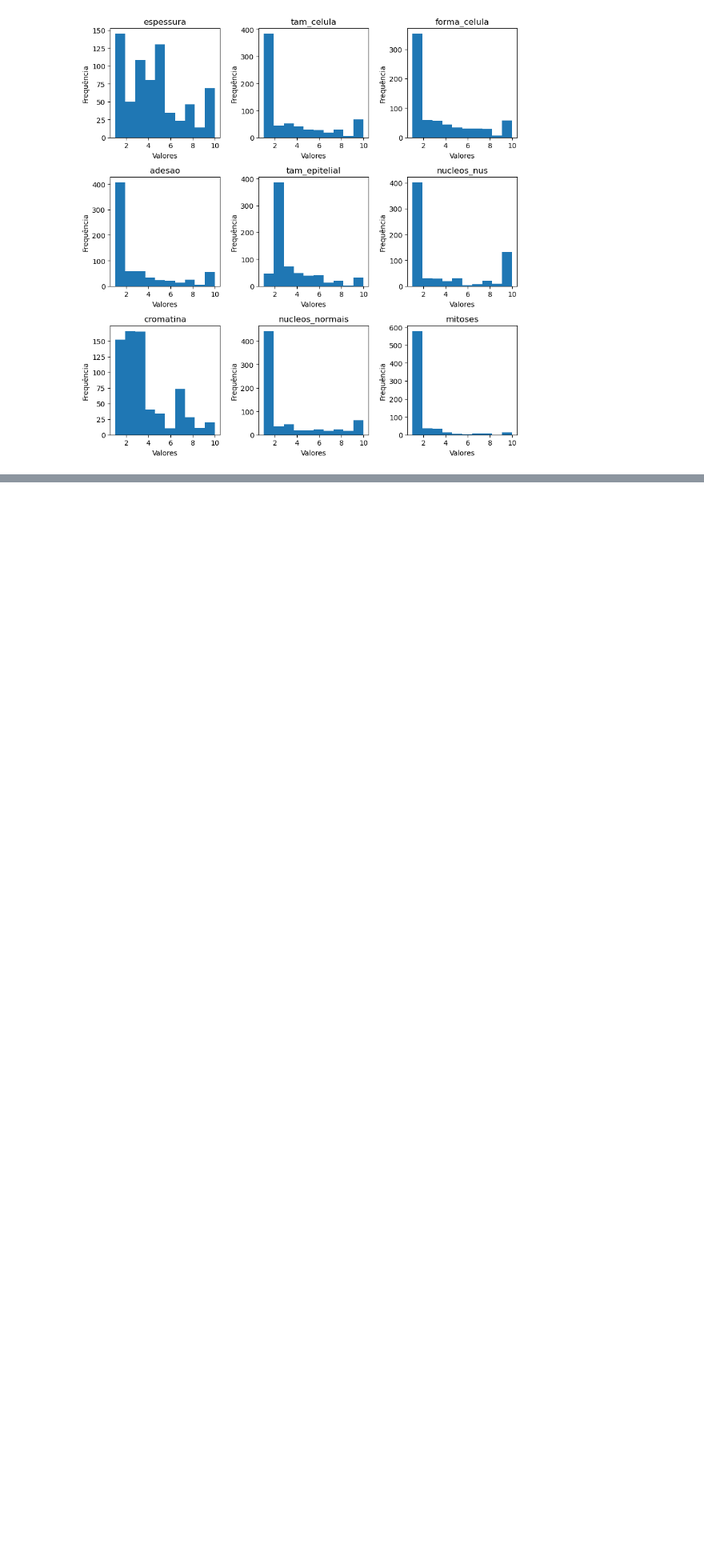
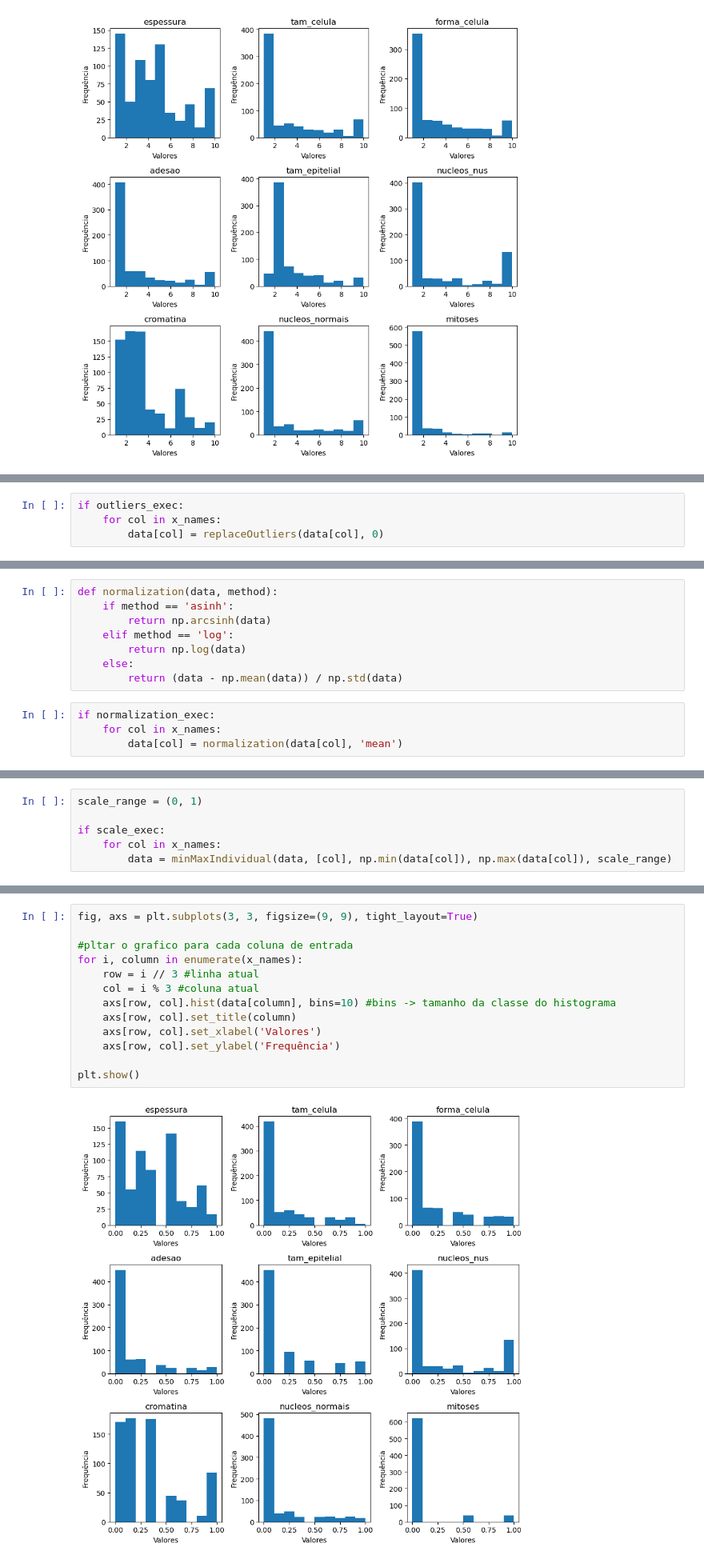
Before and after one commit to VictorRamos13/RNA, a Jupyter notebook: DNN/DNN_breast_cancer.ipynb, the cells around one changed output, grey strips where cells are left out. Shown at 80% size. Cells and saved outputs as stored; diff of their text form; blank space fills up the shorter version.

Commit message:
Tratamento de dados completo, exportacao do dataset tratado e separacao para dados de treino, validacao e teste

```diff
--- a/DNN/DNN_breast_cancer.ipynb
+++ b/DNN/DNN_breast_cancer.ipynb
@@ -237,0 +335,4 @@ plt.show()
+# %%
+if outliers_exec:
+    for col in x_names:
+        data[col] = replaceOutliers(data[col], 0)
@@ -237,0 +341,12 @@ plt.show()
+# %%
+def normalization(data, method):
+    if method == 'asinh':
+        return np.arcsinh(data)
+    elif method == 'log':
+        return np.log(data)
+    else:
+        return (data - np.mean(data)) / np.std(data)
+# %%
+if normalization_exec:
+    for col in x_names:
+        data[col] = normalization(data[col], 'mean')
@@ -237,0 +398,6 @@ plt.show()
+# %%
+scale_range = (0, 1)
+
+if scale_exec:
+    for col in x_names:
+        data = minMaxIndividual(data, [col], np.min(data[col]), np.max(data[col]), scale_range)
@@ -237,0 +418,15 @@ plt.show()
+# %%
+fig, axs = plt.subplots(3, 3, figsize=(9, 9), tight_layout=True)
+
+#pltar o grafico para cada coluna de entrada
+for i, column in enumerate(x_names):
+    row = i // 3 #linha atual
+    col = i % 3 #coluna atual
+    axs[row, col].hist(data[column], bins=10) #bins -> tamanho da classe do histograma
+    axs[row, col].set_title(column)
+    axs[row, col].set_xlabel('Valores')
+    axs[row, col].set_ylabel('Frequência')
+
+plt.show()
+# %% [output]
+[figure, added]
```
Also changed, not shown: parts of 19 cells of this notebook.
